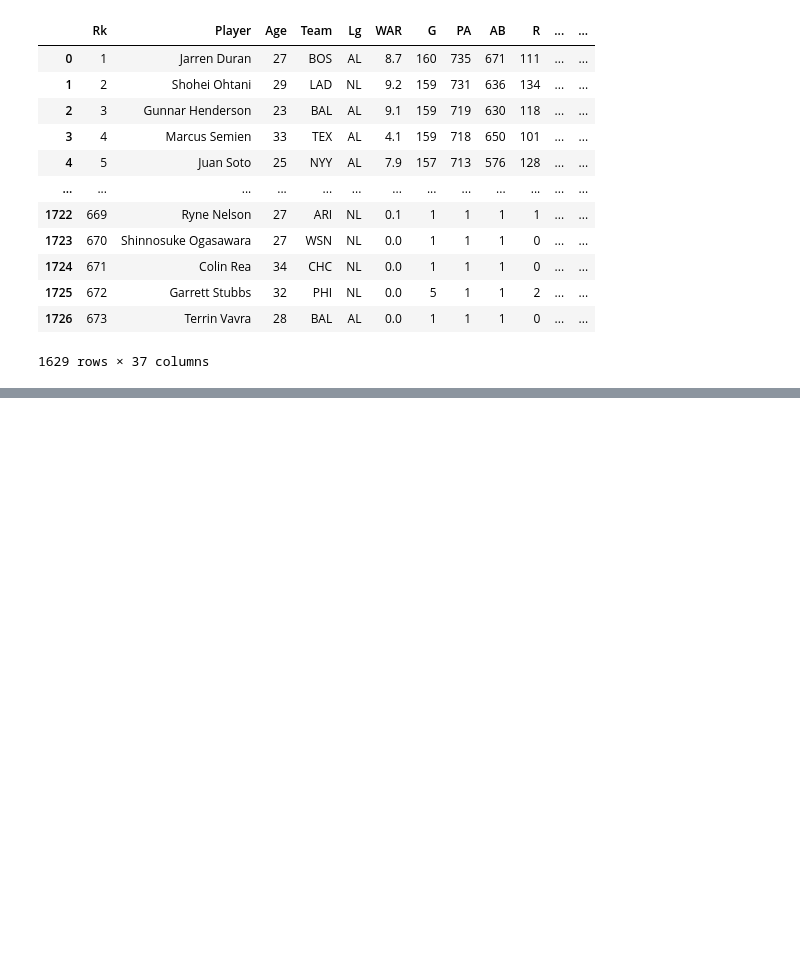
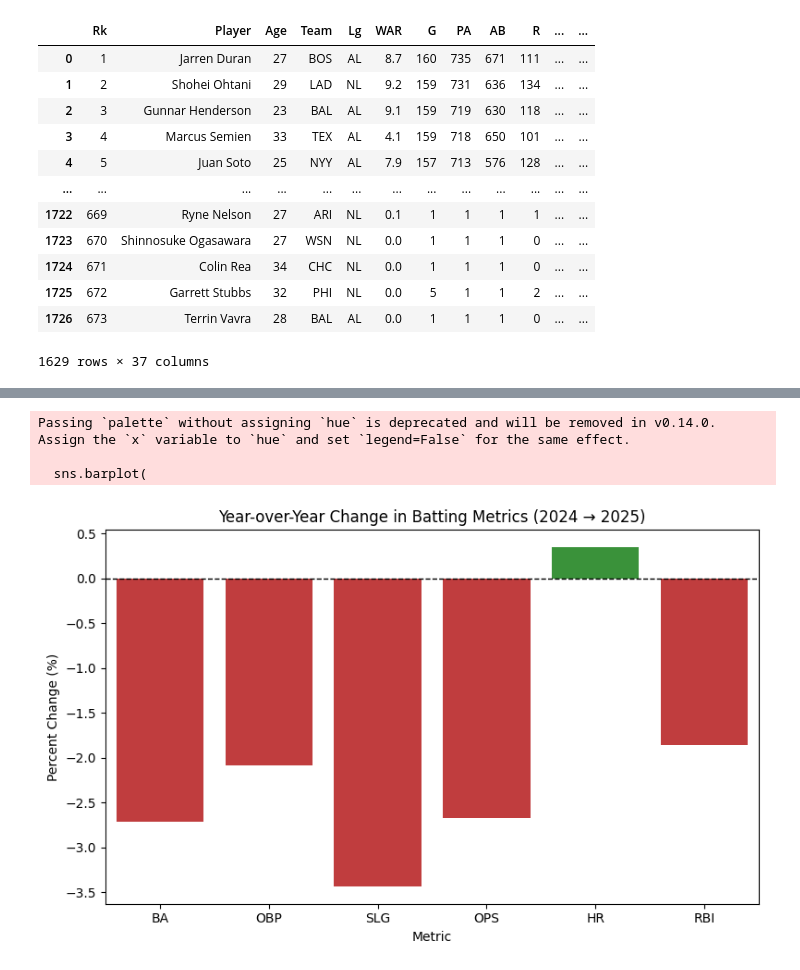
Before and after one commit to AdanH2/baseball-python-project, a Jupyter notebook: main.ipynb, the cells around one changed output, grey strips where cells are left out. Drawn from its saved outputs; the diff is of its cells as text; code cells hidden in the pictures; blank space fills up the shorter version.

```diff
--- a/main.ipynb
+++ b/main.ipynb
@@ -317,0 +323,2 @@ batting_data_df
+# %%
+batting_data_df["Year"] = batting_data_df["Year"].astype(int)
@@ -317,0 +348,22 @@ batting_data_df
+# %%
+# Ne
+
+# Make a copy of the cleaned df for both years
+df_2024 = batting_data_df[batting_data_df["Year"] == 2024].copy()
+df_2025 = batting_data_df[batting_data_df["Year"] == 2025].copy()
+
+# Define our metric columns
+metrics = ["BA", "OBP", "SLG", "OPS", "HR", "RBI"]
+
+# Calculate the averages for each DF
+averages_2024_df = df_2024[metrics].mean().round(3)
+averages_2025_df = df_2025[metrics].mean().round(3)
+
+print(averages_2024_df)
+
+# Combine into a single summary DataFrame
+league_comparison = pd.DataFrame({
+    "Metric": metrics,
+    "2024 Average": averages_2024_df.values,
+    "2025 Average": averages_2025_df.values
+})
@@ -317,0 +388,23 @@ batting_data_df
+# %%
+league_comparison["% Change"] = (
+    (league_comparison["2025 Average"] - league_comparison["2024 Average"])
+    / league_comparison["2024 Average"] * 100
+)
+
+plt.figure(figsize=(8,5))
+sns.barplot(
+    data=league_comparison,
+    x="Metric", y="% Change", hue="Year",
+    palette=["tab:red" if x < 0 else "tab:green" for x in league_comparison["% Change"]],
+    legend=False
+)
+plt.axhline(0, color="black", linestyle="--", linewidth=1)
+plt.title("Year-over-Year Change in Batting Metrics (2024 → 2025)")
+plt.ylabel("Percent Change (%)")
+plt.tight_layout()
+plt.show()
+# %% [output]
+Passing `palette` without assigning `hue` is deprecated and will be removed in v0.14.0. Assign the `x` variable to `hue` and set `legend=False` for the same effect.
+
+  sns.barplot(
+[figure, added]
```
Also changed, not shown: parts of 10 cells of this notebook.
